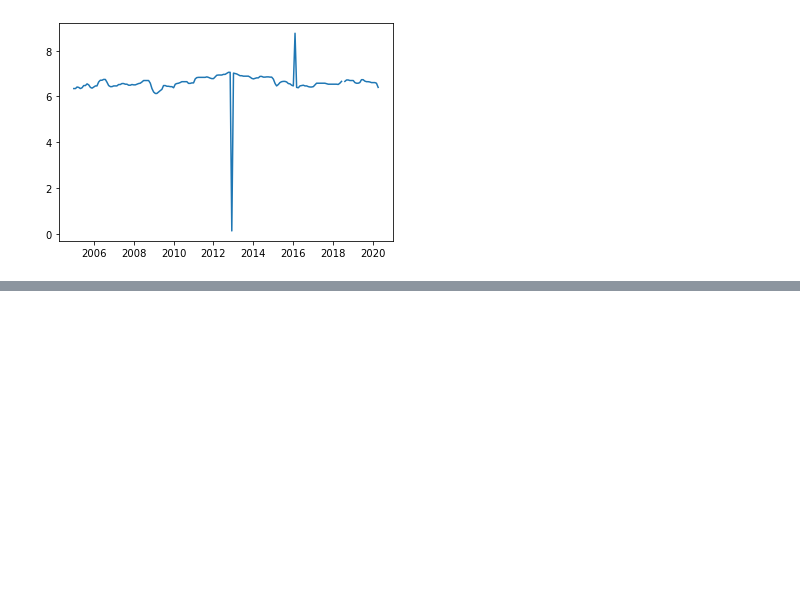
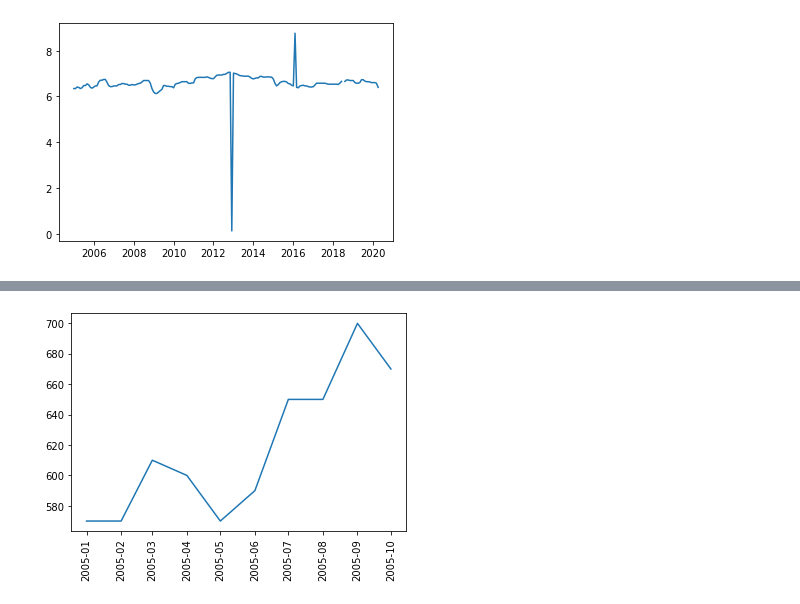
Before and after one commit to ievazzade/ML_Projects, a Jupyter notebook: IFF_DS_CaseStudy/IFF Data Science Case Study/IFF_DS_CaseStudy.ipynb, the cells around one changed output, grey strips where cells are left out. Saved outputs shown, nothing was run; the diff lists cells and outputs as text; code cells hidden in the pictures; blank space fills up the shorter version.

```diff
--- a/IFF_DS_CaseStudy/IFF Data Science Case Study/IFF_DS_CaseStudy.ipynb
+++ b/IFF_DS_CaseStudy/IFF Data Science Case Study/IFF_DS_CaseStudy.ipynb
@@ -81,0 +72,6 @@ plt.plot(ingredient.Date, np.log(ingredient.Price))
+# %%
+plt.plot(ingredient.Date[:10], ingredient.Price[:10])
+plt.xticks(rotation=90)
+plt.show()
+# %% [output]
+[figure, added]
```
Also changed, not shown: parts of 7 cells of this notebook.
